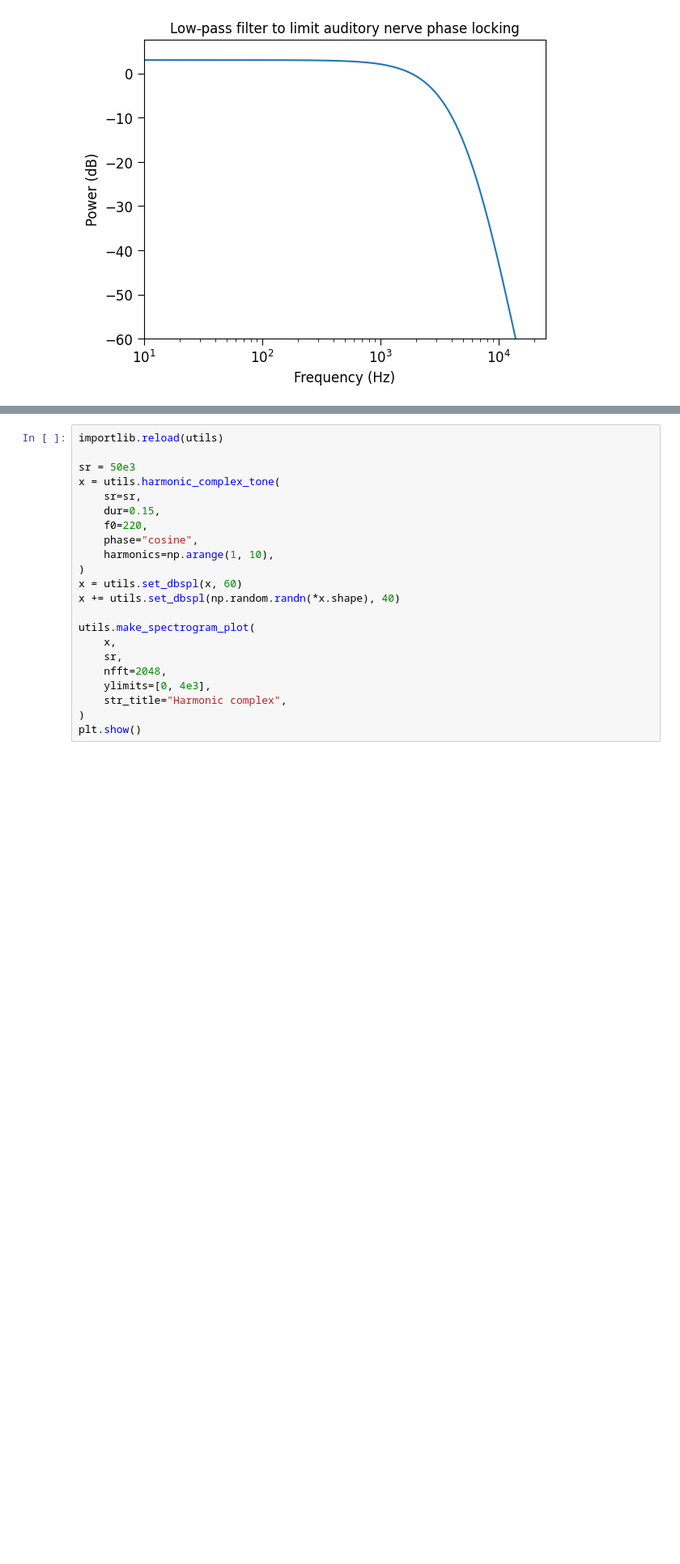
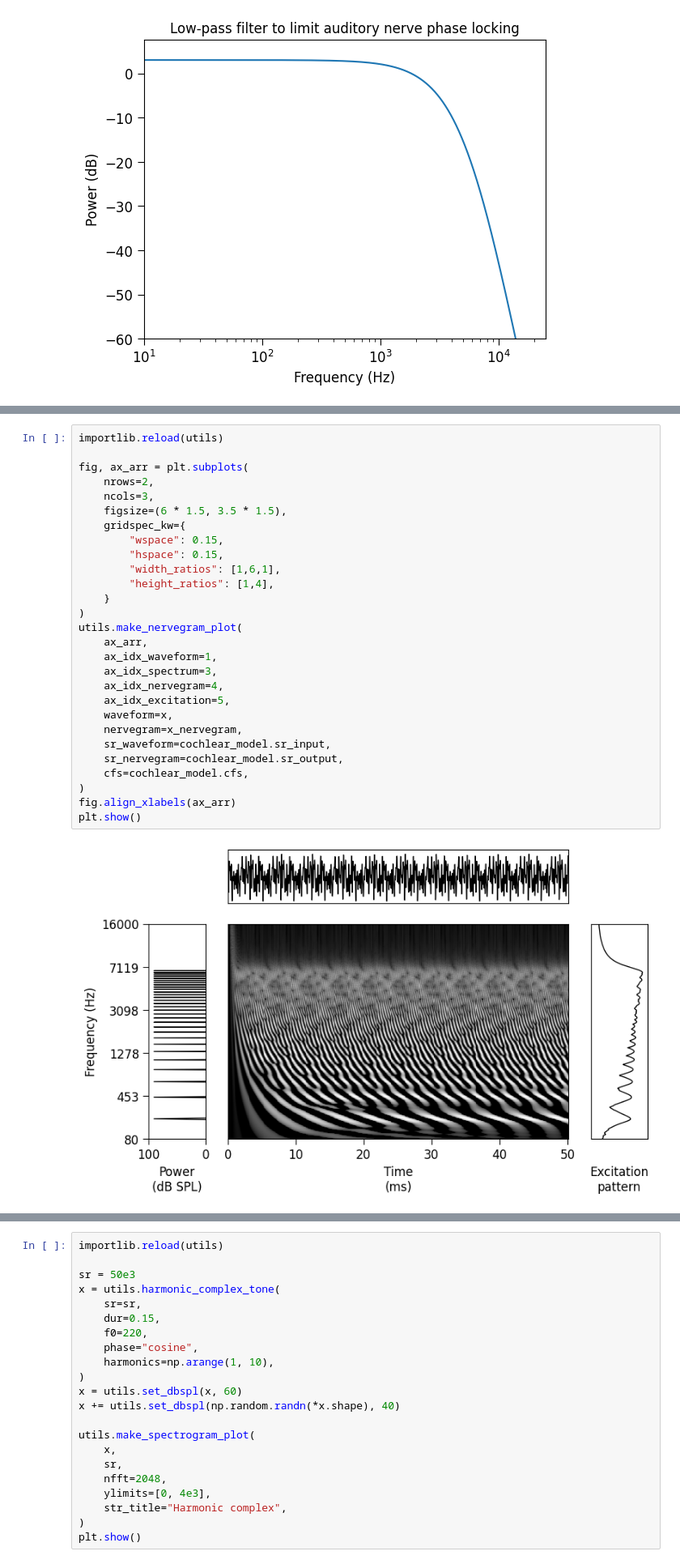
Before and after one commit to msaddler/auditory_model_tutorial, a Jupyter notebook: DEV.ipynb, the cells around one changed output, grey strips where cells are left out. Shown at 81% size. Saved outputs shown, nothing was run; the diff lists cells and outputs as text; blank space fills up the shorter version.

```diff
--- a/DEV.ipynb
+++ b/DEV.ipynb
@@ -177,2 +180,32 @@ print(impulse_response.shape)
+# %%
+importlib.reload(utils)
+
+fig, ax_arr = plt.subplots(
+    nrows=2,
+    ncols=3,
+    figsize=(6 * 1.5, 3.5 * 1.5),
+    gridspec_kw={
+        "wspace": 0.15,
+        "hspace": 0.15,
+        "width_ratios": [1,6,1],
+        "height_ratios": [1,4],
+    }
+)
+utils.make_nervegram_plot(
+    ax_arr,
+    ax_idx_waveform=1,
+    ax_idx_spectrum=3,
+    ax_idx_nervegram=4,
+    ax_idx_excitation=5,
+    waveform=x,
+    nervegram=x_nervegram,
+    sr_waveform=cochlear_model.sr_input,
+    sr_nervegram=cochlear_model.sr_output,
+    cfs=cochlear_model.cfs,
+)
+fig.align_xlabels(ax_arr)
+plt.show()
+# %% [output]
+[figure, added]
 # %%
 for _ in tqdm.tqdm(range(10)):
```
Also changed, not shown: parts of 4 cells of this notebook, 1 other file.
